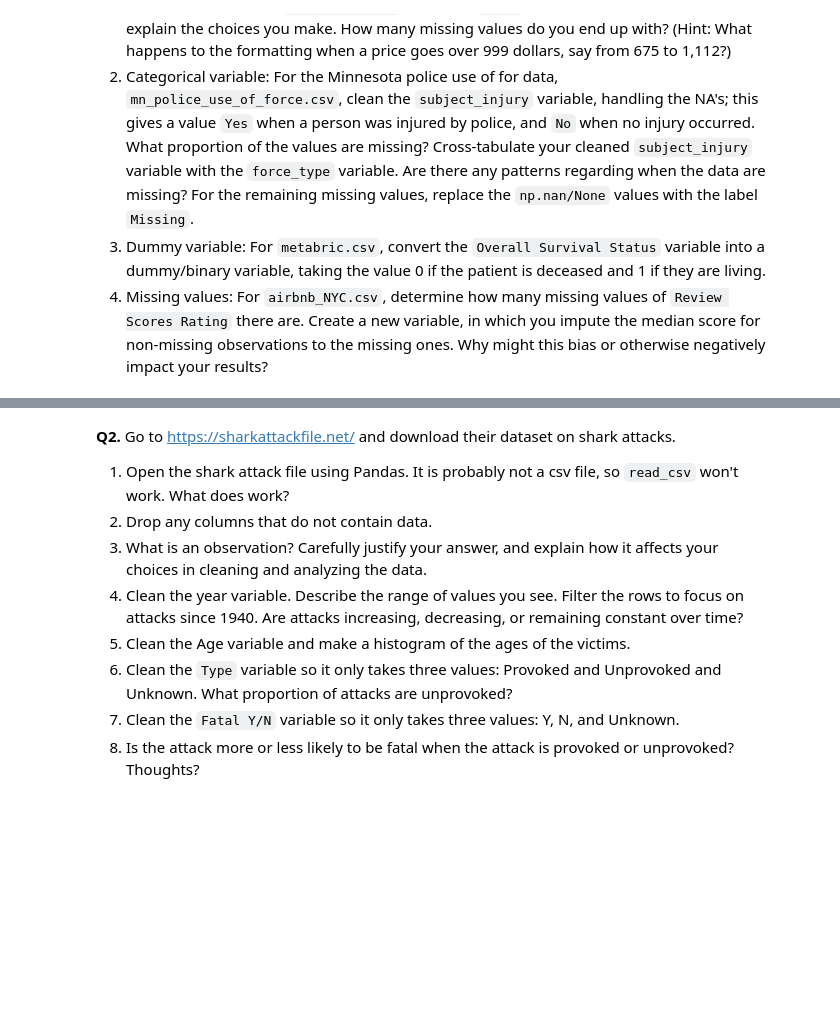
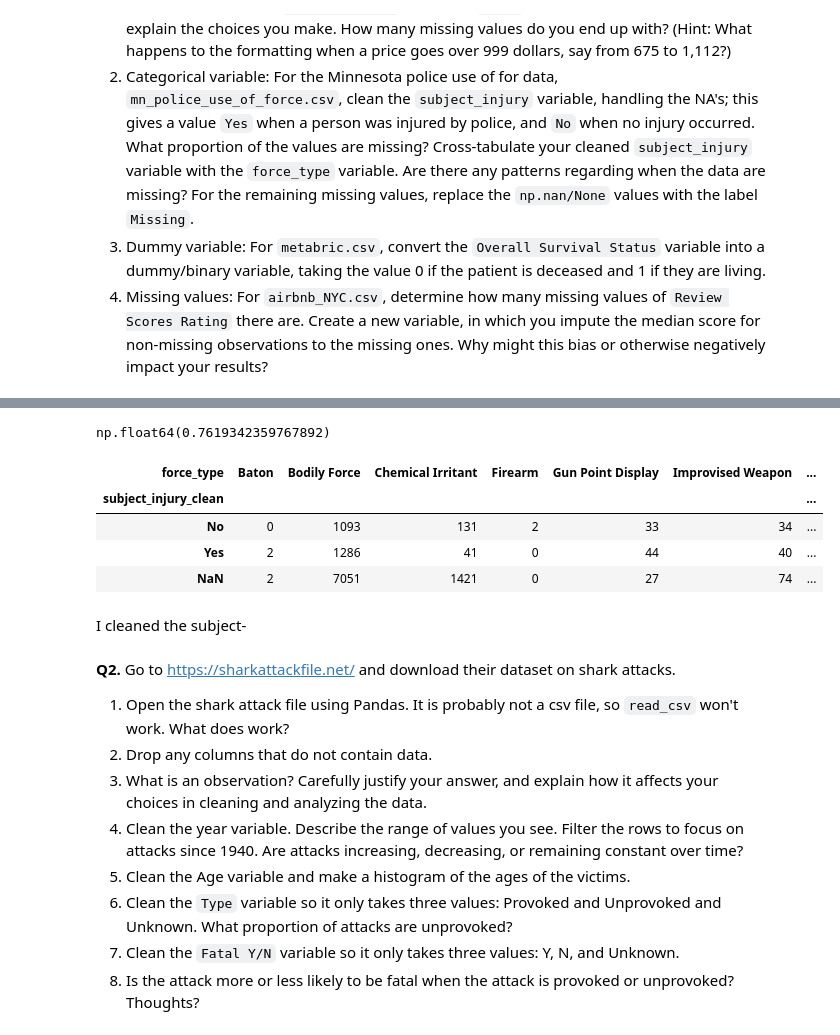
Before and after one commit to namithatholasi/undergrad_ml_assignments, a Jupyter notebook: 01_assignment_wrangling_and_eda.ipynb, the cells around one changed output, grey strips where cells are left out. Saved outputs shown, nothing was run; the diff lists cells and outputs as text; code cells hidden in the pictures; blank space fills up the shorter version.

```diff
--- a/01_assignment_wrangling_and_eda.ipynb
+++ b/01_assignment_wrangling_and_eda.ipynb
@@ -39,0 +64,37 @@ drive.mount('/content/drive')
+# %%
+#Q1.2
+df_mn = pd.read_csv("/content/data/mn_police_use_of_force.csv")
+
+# Standardize to lowercase strings
+df_mn["subject_injury_clean"] = df_mn["subject_injury"].astype(str).str.lower().str.strip()
+
+# Map different patterns to Yes/No
+yes_vals = ["yes", "y", "injury", "injured"]
+no_vals = ["no", "n", "none", "no injury"]
+
+df_mn["subject_injury_clean"] = df_mn["subject_injury_clean"].replace({
+    val: "Yes" for val in yes_vals
+}).replace({
+    val: "No"  for val in no_vals
+})
+
+#Convert anything else to NaN
+df_mn["subject_injury_clean"] = df_mn["subject_injury_clean"].where(
+    df_mn["subject_injury_clean"].isin(["Yes", "No"]),
+    other=pd.NA
+)
+# %%
+#Q1.2
+missing_prop = df_mn["subject_injury_clean"].isna().mean()
+missing_prop
+# %% [output]
+np.float64(0.7619342359767892)
+# %%
+#Q1.2
+pd.crosstab(df_mn["subject_injury_clean"], df_mn["force_type"], dropna=False)
+# %% [output]
+| force_type | Baton | Bodily Force | Chemical Irritant | Firearm | Gun Point Display | Improvised Weapon | ... |
+| subject_injury_clean |  |  |  |  |  |  | ... |
+| No | 0 | 1093 | 131 | 2 | 33 | 34 | ... |
+| Yes | 2 | 1286 | 41 | 0 | 44 | 40 | ... |
+| NaN | 2 | 7051 | 1421 | 0 | 27 | 74 | ... |
@@ -40,3 +104,5 @@ drive.mount('/content/drive')
+# %% [markdown]
+I cleaned the subject-
 # %% [markdown]
 **Q2.** Go to https://sharkattackfile.net/ and download their dataset on shark attacks.
 
```
Also changed, not shown: parts of 9 cells of this notebook.
